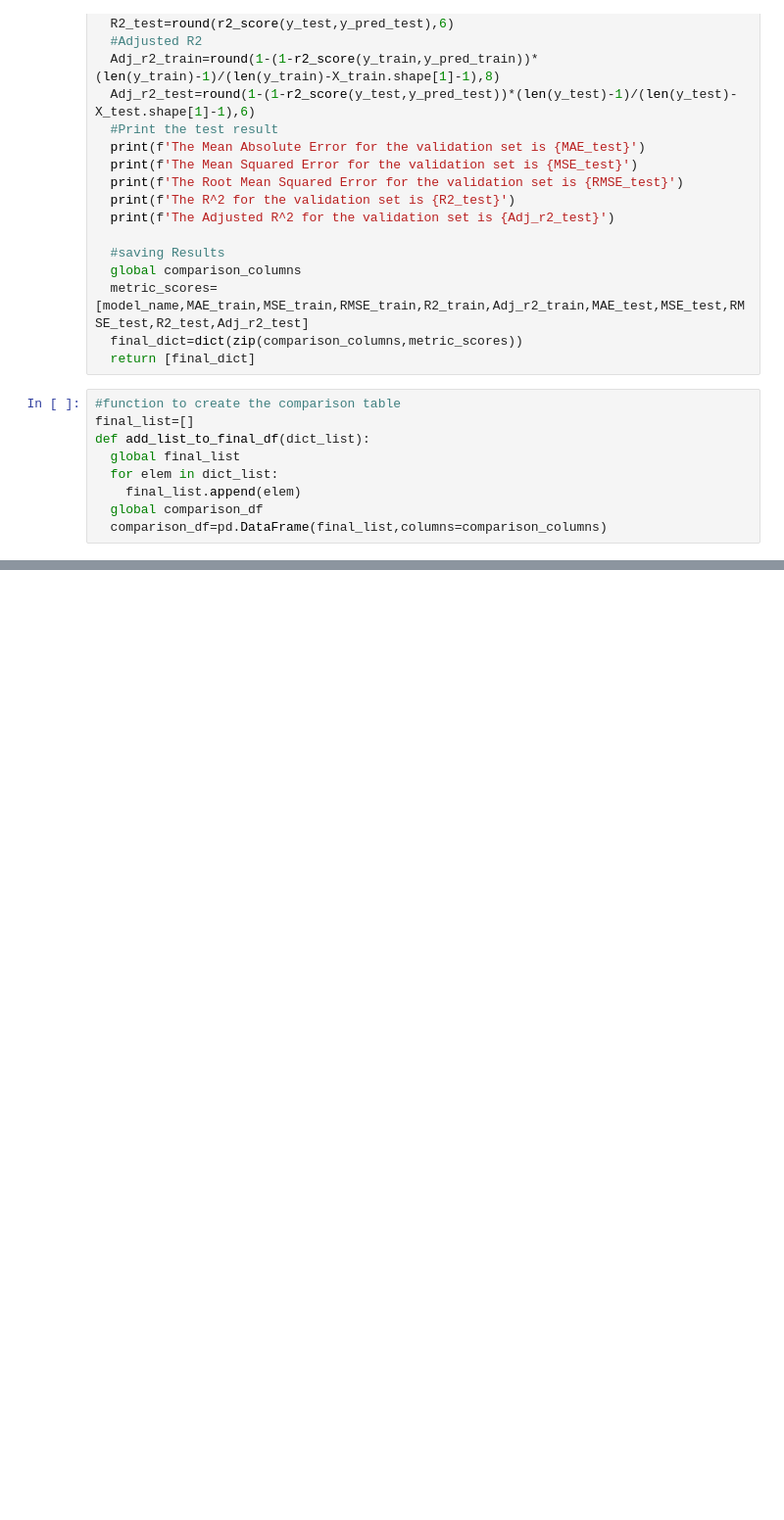
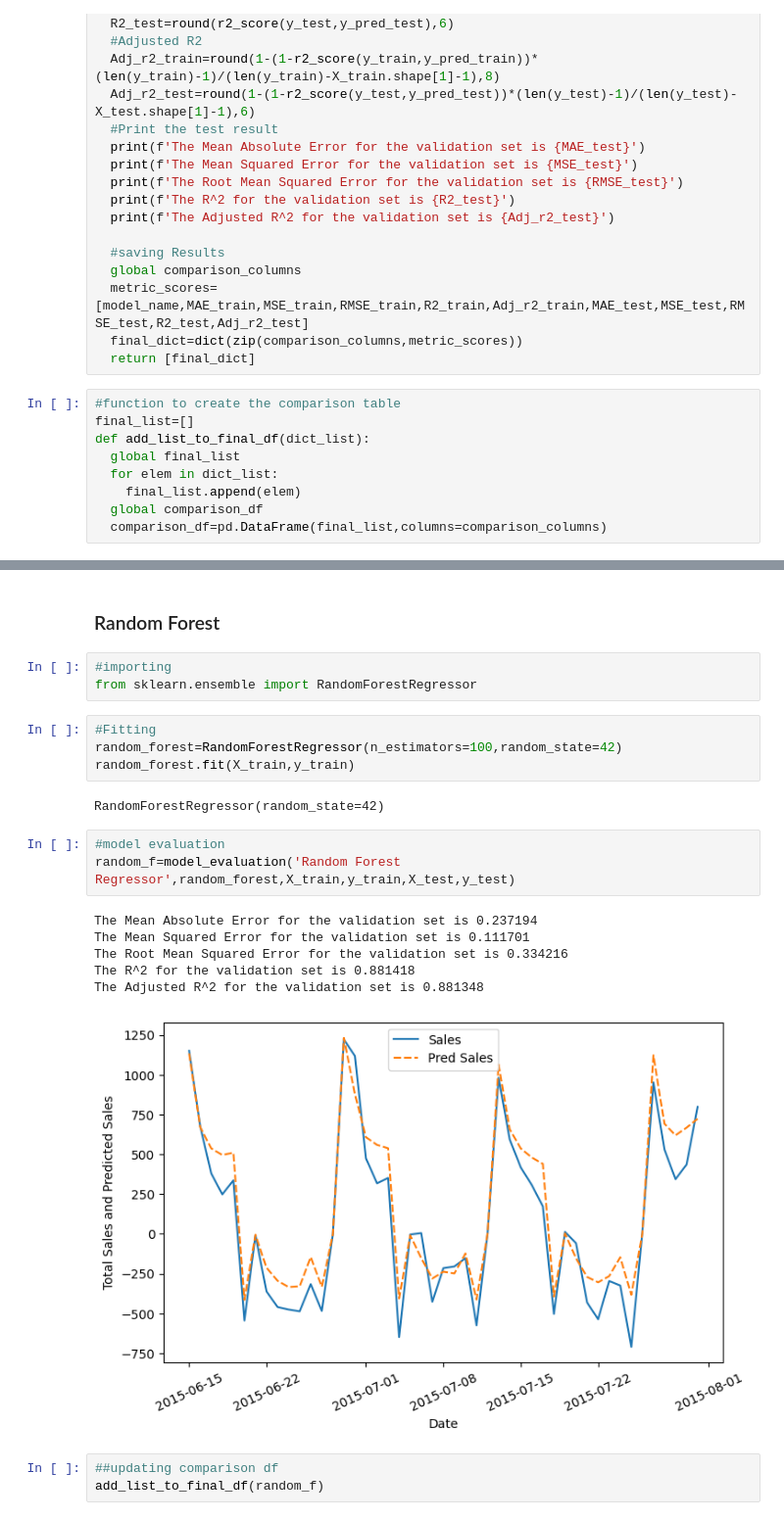
Before and after one commit to ambika1us/Retail_Sales_Prediction, a Jupyter notebook: Retail_Sales_Prediction.ipynb, the cells around one changed output, grey strips where cells are left out. Shown at 98% size. Cells and saved outputs as stored; diff of their text form; blank space fills up the shorter version.

```diff
--- a/Retail_Sales_Prediction.ipynb
+++ b/Retail_Sales_Prediction.ipynb
@@ -896,0 +902,24 @@ comparison_df
+# %% [markdown]
+<h3>Random Forest</h3>
+# %%
+#importing
+from sklearn.ensemble import RandomForestRegressor
+# %%
+#Fitting
+random_forest=RandomForestRegressor(n_estimators=100,random_state=42)
+random_forest.fit(X_train,y_train)
+# %% [output]
+RandomForestRegressor(random_state=42)
+# %%
+#model evaluation
+random_f=model_evaluation('Random Forest Regressor',random_forest,X_train,y_train,X_test,y_test)
+# %% [output]
+The Mean Absolute Error for the validation set is 0.237194
+The Mean Squared Error for the validation set is 0.111701
+The Root Mean Squared Error for the validation set is 0.334216
+The R^2 for the validation set is 0.881418
+The Adjusted R^2 for the validation set is 0.881348
+[figure, added]
+# %%
+##updating comparison df
+add_list_to_final_df(random_f)
```
Also changed, not shown: parts of 7 cells of this notebook.
